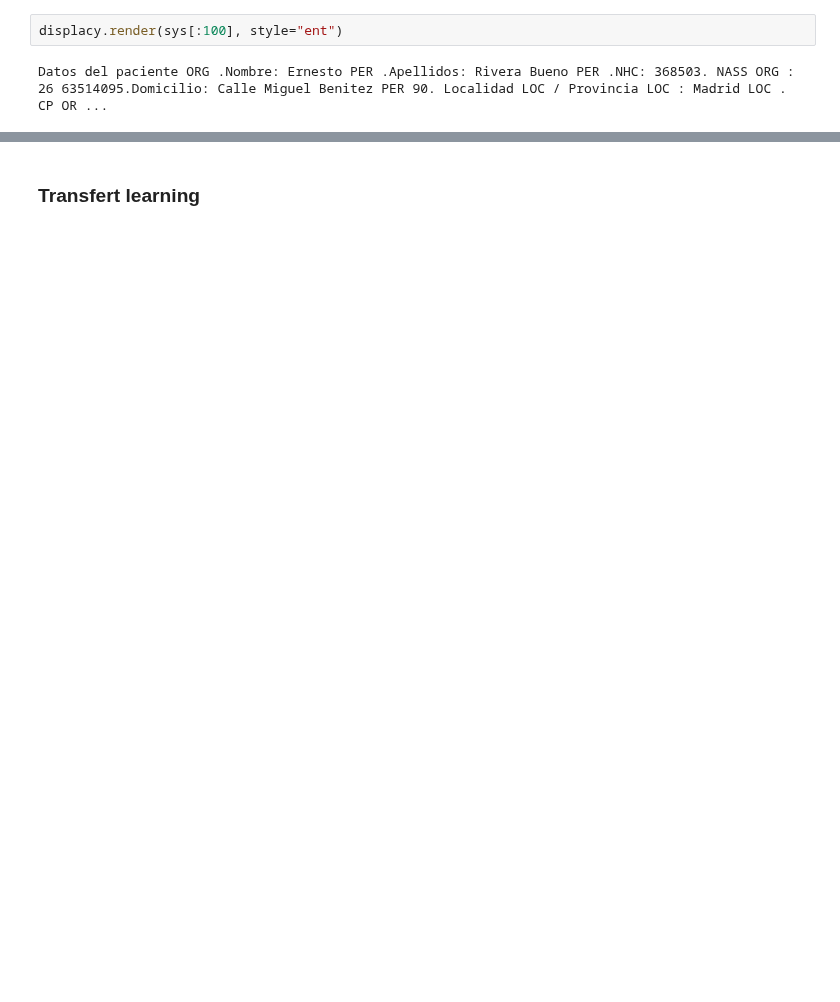
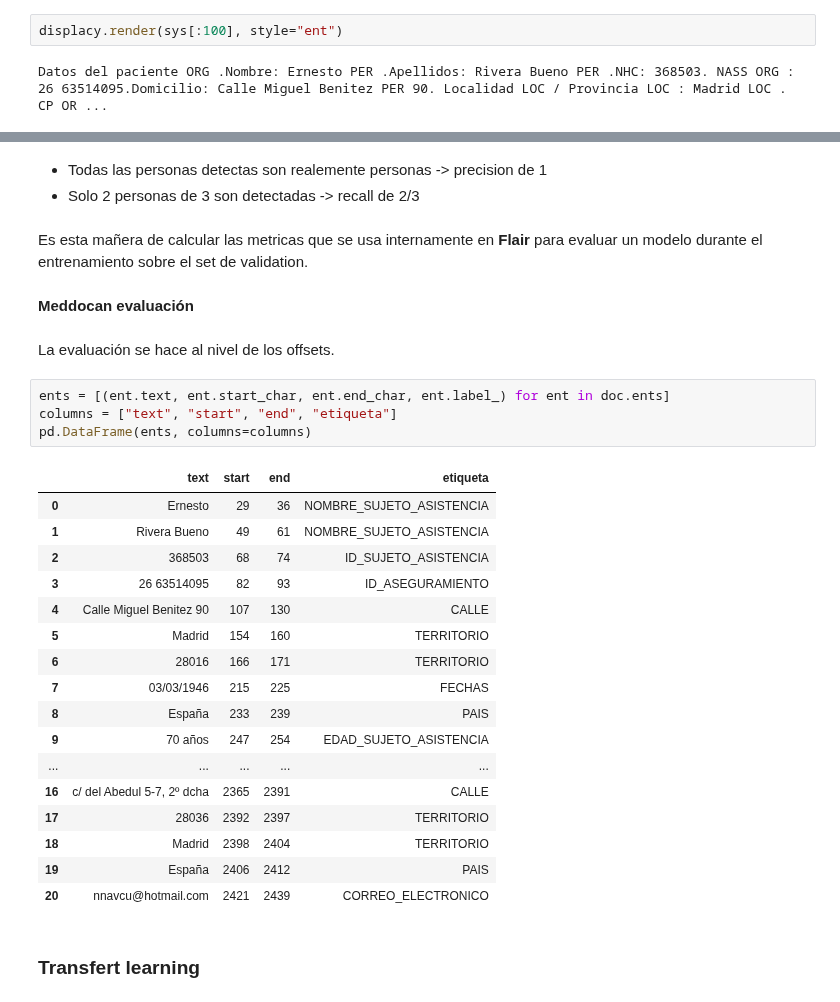
Before and after one commit to GuiGel/MedDocAn, a Jupyter notebook: presentation/presentation.ipynb, the cells around one changed output, grey strips where cells are left out. Drawn from its saved outputs; the diff is of its cells as text; blank space fills up the shorter version.

```diff
--- a/presentation/presentation.ipynb
+++ b/presentation/presentation.ipynb
@@ -529,3 +566,34 @@ Datos del paciente ORG .Nombre: Ernesto PER .Apellidos: Rivera Bueno PER .NHC: 3
+# %% [markdown]
+* Todas las personas detectas son realemente personas -> precision de 1
+* Solo 2 personas de 3 son detectadas -> recall de 2/3
+# %% [markdown]
+Es esta mañera de calcular las metricas que se usa internamente en **Flair** para evaluar un modelo durante el entrenamiento sobre el set de validation.
+# %% [markdown]
+**Meddocan evaluación**
+# %% [markdown]
+La evaluación se hace al nivel de los offsets.
+# %%
+ents = [(ent.text, ent.start_char, ent.end_char, ent.label_) for ent in doc.ents]
+columns = ["text", "start", "end", "etiqueta"]
+pd.DataFrame(ents, columns=columns)
+# %% [output]
+|  | text | start | end | etiqueta |
+| 0 | Ernesto | 29 | 36 | NOMBRE_SUJETO_ASISTENCIA |
+| 1 | Rivera Bueno | 49 | 61 | NOMBRE_SUJETO_ASISTENCIA |
+| 2 | 368503 | 68 | 74 | ID_SUJETO_ASISTENCIA |
+| 3 | 26 63514095 | 82 | 93 | ID_ASEGURAMIENTO |
+| 4 | Calle Miguel Benitez 90 | 107 | 130 | CALLE |
+| 5 | Madrid | 154 | 160 | TERRITORIO |
+| 6 | 28016 | 166 | 171 | TERRITORIO |
+| 7 | 03/03/1946 | 215 | 225 | FECHAS |
+| 8 | España | 233 | 239 | PAIS |
+| 9 | 70 años | 247 | 254 | EDAD_SUJETO_ASISTENCIA |
+| ... | ... | ... | ... | ... |
+| 16 | c/ del Abedul 5-7, 2º dcha | 2365 | 2391 | CALLE |
+| 17 | 28036 | 2392 | 2397 | TERRITORIO |
+| 18 | Madrid | 2398 | 2404 | TERRITORIO |
+| 19 | España | 2406 | 2412 | PAIS |
+| 20 | nnavcu@hotmail.com | 2421 | 2439 | CORREO_ELECTRONICO |
 # %% [markdown]
 ### Transfert learning
 # %% [markdown]
```
Also changed, not shown: parts of 19 cells of this notebook.
